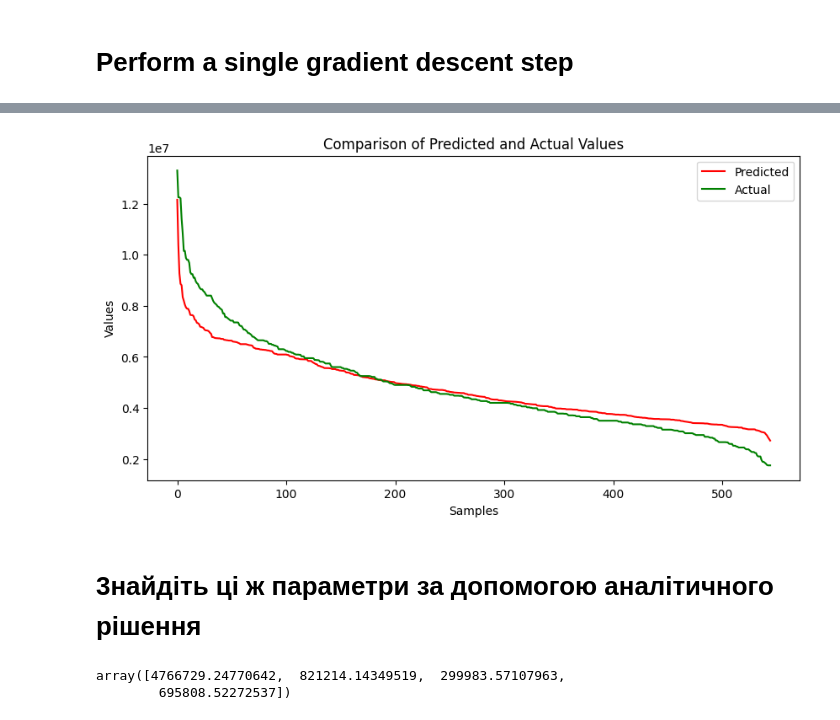
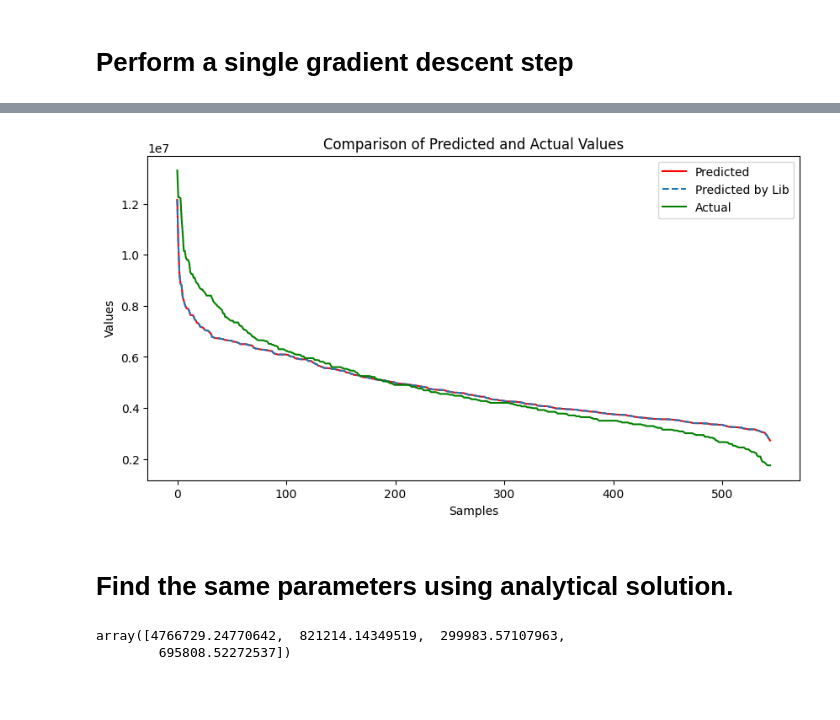
Before and after one commit to yehorkalchenko81/Classical-Machine-Learning, a Jupyter notebook: Module_6_HW.ipynb, the cells around one changed output, grey strips where cells are left out. Drawn from its saved outputs; the diff is of its cells as text; code cells hidden in the pictures; blank space fills up the shorter version.

```diff
--- a/Module_6_HW.ipynb
+++ b/Module_6_HW.ipynb
@@ -62,7 +68,7 @@ print(output_data.round())
 # %%
 import pandas as pd
 
-df = pd.read_csv('Housing.csv')[['price', 'area', 'bedrooms', 'bathrooms']].sample(frac=1).reset_index(drop=True)
+df = pd.read_csv('Housing.csv').sample(frac=1).reset_index(drop=True)
 
 h_input_data = df[['area', 'bedrooms', 'bathrooms']].values
 h_input_data = StandardScaler().fit(h_input_data).transform(h_input_data)
@@ -82,12 +85,12 @@ def gradient_descent_multiple(input_data_, output_data_, iter=1000, lr=0.1, stop
 
     for _ in range(iter):
         multiple_linear_regresion_result = multiple_linear_regresion(input_data_, weights)
-        multiple_mse_result = multiple_mse(multiple_linear_regresion_result, output_data_)
+        mse_result = mse(multiple_linear_regresion_result, output_data_)
 
-        if last_mse_result and (abs(multiple_mse_result - last_mse_result) <= stopping_value):
+        if last_mse_result and (abs(mse_result - last_mse_result) <= stopping_value):
             break
 
-        last_mse_result = multiple_mse_result
+        last_mse_result = mse_result
 
         weights[0] -= lr * (1/n) * np.sum(multiple_linear_regresion_result - output_data_)
 
@@ -106,30 +109,29 @@ model_result_lib = model.predict(h_input_data)
 # %%
 import matplotlib.pyplot as plt
 
 predicted_values = model_result
 
 actual_values = h_output_data
 
 plt.figure(figsize=(10, 5))
 
 plt.plot(np.sort(predicted_values)[::-1], label='Predicted', color='r')
-# plt.plot(np.sort(model_result_lib)[::-1], label='Predicted by Lib', linestyle='--')
+plt.plot(np.sort(model_result_lib)[::-1], label='Predicted by Lib', linestyle='--')
 plt.plot(np.sort(actual_values)[::-1], label='Actual', color='g')
 
 # plt.plot(predicted_values, label='Predicted')
 # plt.plot(model_result_lib, label='Predicted by Lib', linestyle='--')
 # plt.plot(actual_values, label='Actual')
 
 plt.xlabel('Samples')
 plt.ylabel('Values')
 plt.title('Comparison of Predicted and Actual Values')
 plt.legend()
-# plt.grid(True)
 plt.show()
 # %% [output]
-[figure, old version]
+[figure, new version]
-# %% [markdown]
-# 3найдіть ці ж параметри за допомогою аналітичного рішення
+# %% [markdown]
+# Find the same parameters using analytical solution.
 # %%
 h_input_data_with_ones = np.hstack([np.ones((h_input_data.shape[0], 1)), h_input_data])
 theta = np.linalg.inv(h_input_data_with_ones.T @ h_input_data_with_ones) @ h_input_data_with_ones.T @ h_output_data
```
Also changed, not shown: parts of 12 cells of this notebook.
